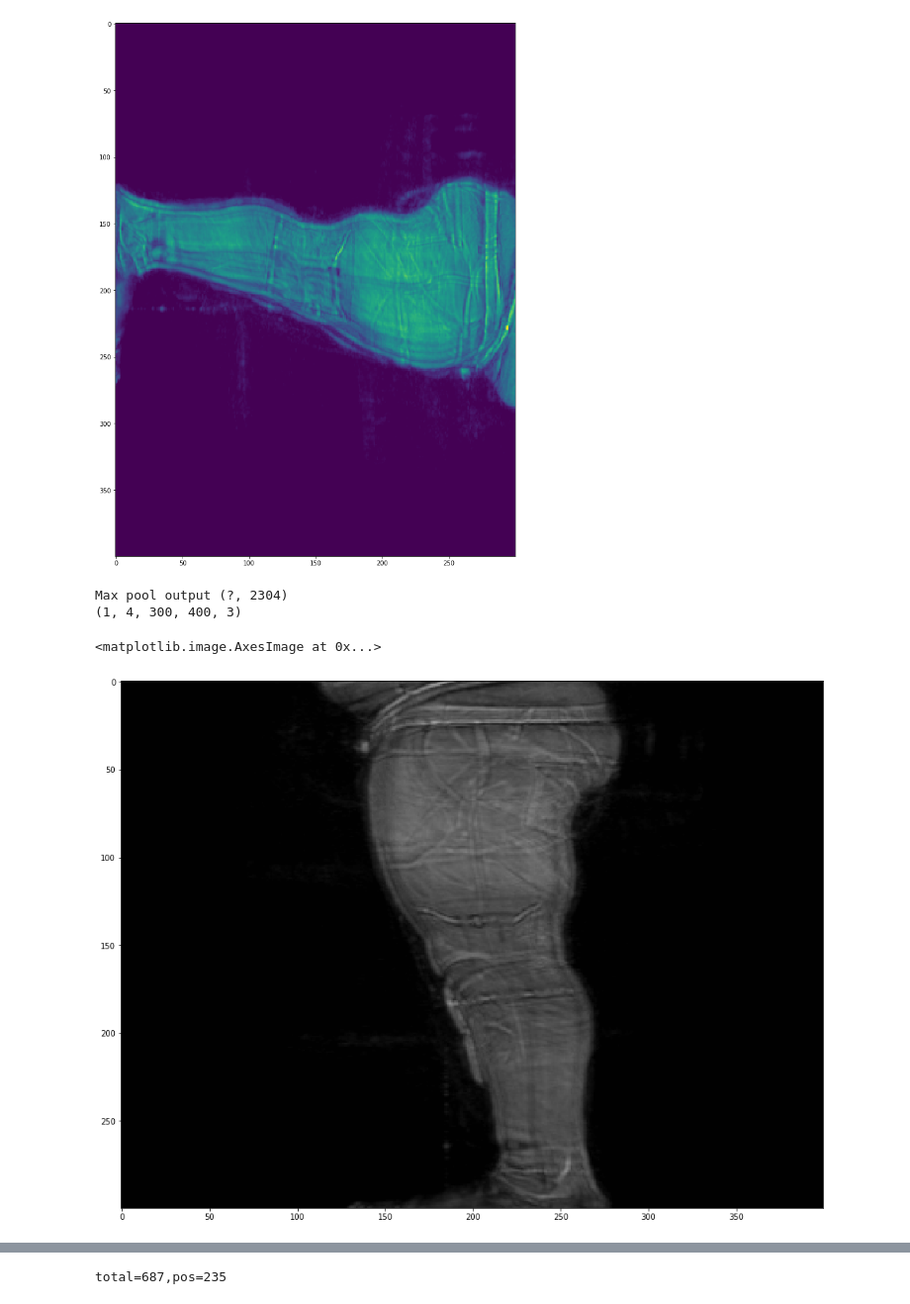
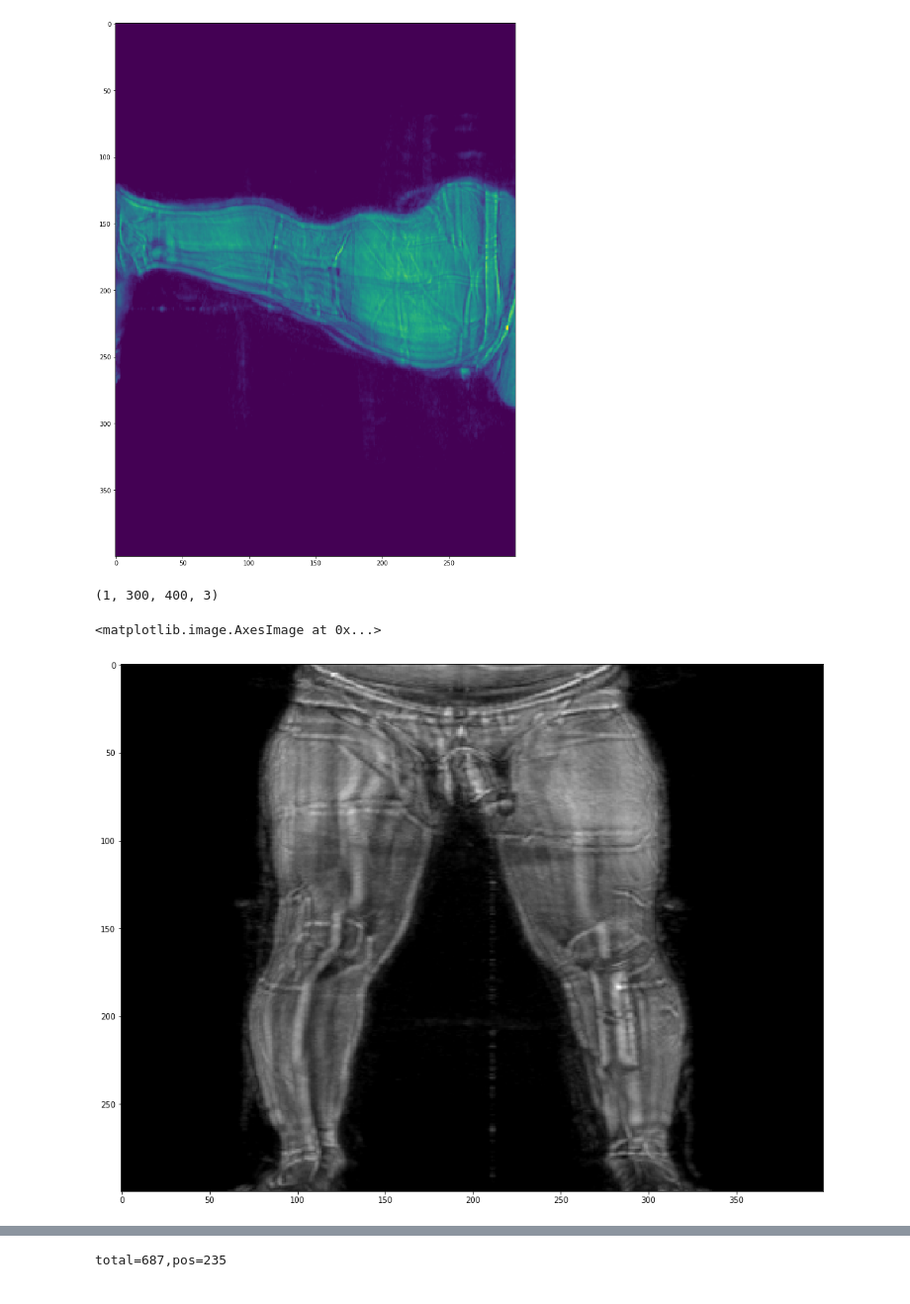
Before and after one commit to brayan07/machine-learning, a Jupyter notebook: projects/capstone/DHSThreatRecognition/Part Review and Simple Case Study.ipynb, the cells around one changed output, grey strips where cells are left out. Shown at 99% size. Drawn from its saved outputs; the diff is of its cells as text; code cells hidden in the pictures.

```diff
--- a/projects/capstone/DHSThreatRecognition/Part Review and Simple Case Study.ipynb
+++ b/projects/capstone/DHSThreatRecognition/Part Review and Simple Case Study.ipynb
@@ -174,12 +174,15 @@ def ToRGB(x):
     max_v = tf.reduce_max(x)
     min_v = tf.reduce_min(x)
     max_rgb = tf.constant(255,dtype=x.dtype)
-    x = tf.floordiv(tf.multiply(tf.subtract(x,min_v),max_rgb),tf.subtract(max_v,min_v))
+    min_rgb = tf.constant(255//2,dtype=x.dtype)
+    x = tf.add(tf.floordiv(tf.multiply(tf.subtract(x,min_v),tf.subtract(max_rgb,min_rgb)),tf.subtract(max_v,min_v)),min_rgb)
     return x
 def ToGreyScale(x):
     #Divide RGB into 3
-    #scalar = tf.constant(3,dtype=x.dtype)
+    scalar = tf.constant(3,dtype=x.dtype)
+    #scalar2 = tf.constant(85,dtype=x.dtype)
     #x = tf.floordiv(x,scalar)
+    #x = tf.add(x,scalar2)
     shape = x.get_shape()
     #assume channel_last
     mult = [[1 for d in shape[:-1]],[3]]
@@ -310,12 +313,11 @@ result = model.predict(X[:,0,:,:,:])
 
 print(result.shape)
 # %% [output]
-Max pool output (?, 2304)
-(1, 4, 300, 400, 3)
+(1, 300, 400, 3)
 # %%
 fig = plt.figure(figsize = (16,16))
 ax = fig.add_subplot(111)
-ax.imshow(result[0,1,:,:,:])#, cmap = 'viridis')
+ax.imshow(result[0,:,:,:])#, cmap = 'viridis')
 # %% [output]
 <matplotlib.image.AxesImage at 0x...>
-[figure, old version]
+[figure, new version]
```
Also changed, not shown: parts of 1 cell of this notebook, 3 other files.
